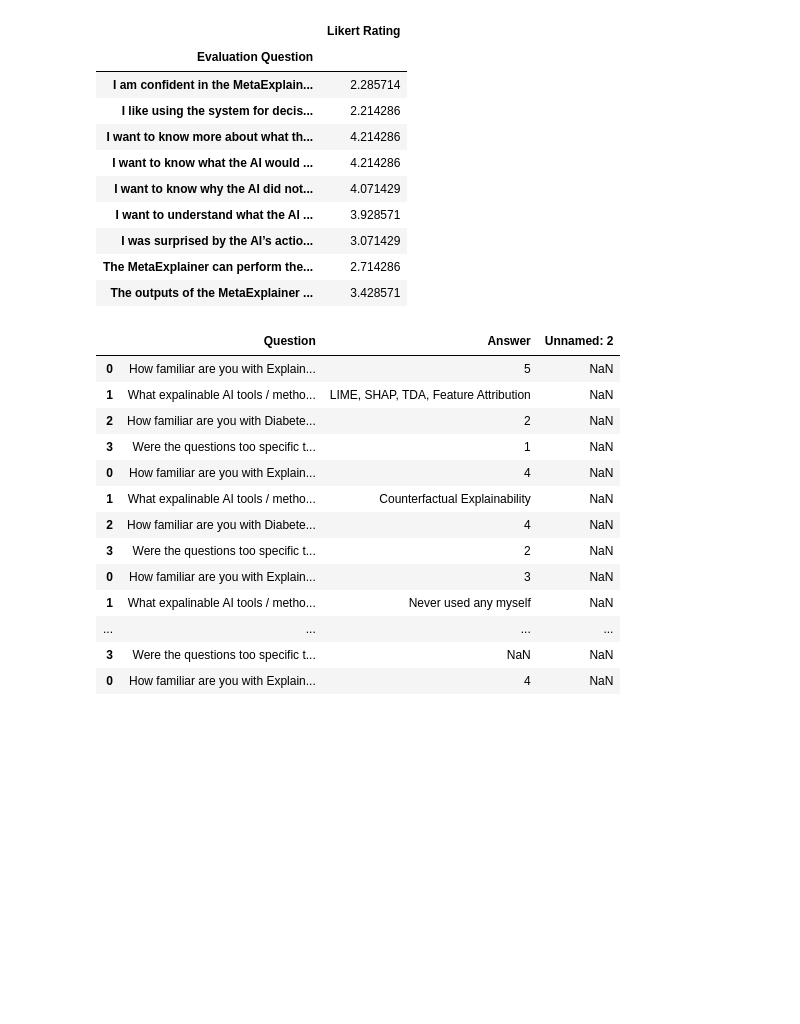
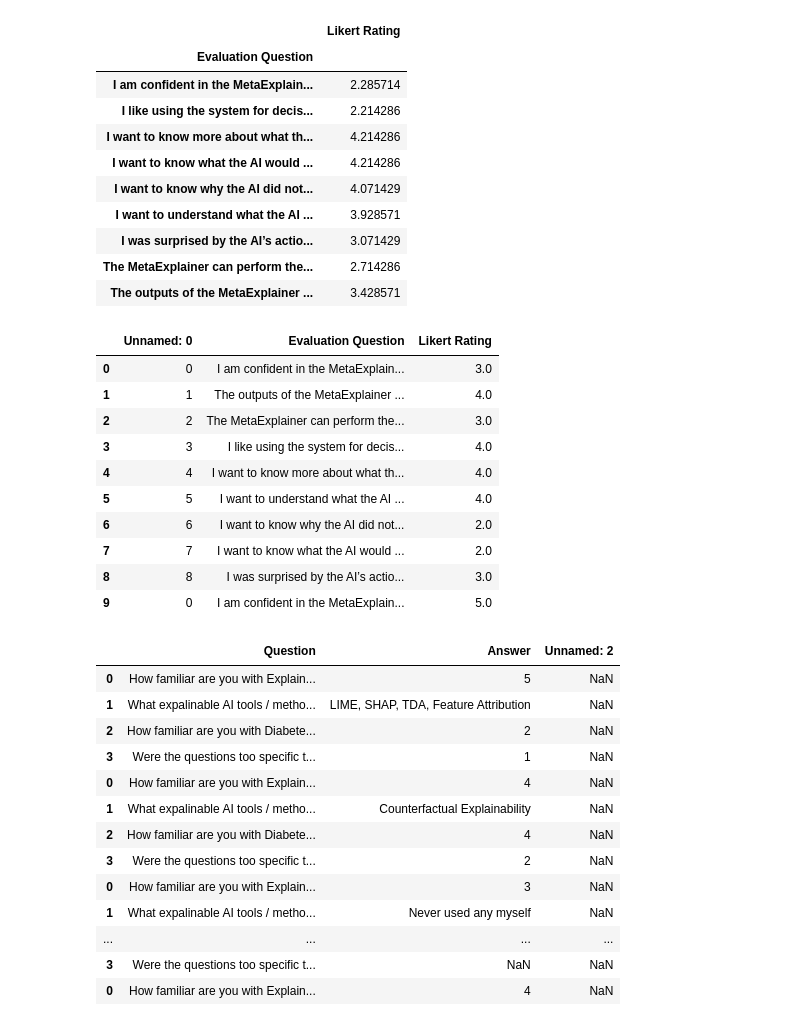
Before and after one commit to tetherless-world/metaexplainer, a Jupyter notebook: metaexplainer/metaexplainercode/analyze_explanation_feedback.ipynb, the cells around one changed output. Drawn from its saved outputs; the diff is of its cells as text; code cells hidden in the pictures; blank space fills up the shorter version.

```diff
--- a/metaexplainer/metaexplainercode/analyze_explanation_feedback.ipynb
+++ b/metaexplainer/metaexplainercode/analyze_explanation_feedback.ipynb
@@ -109,6 +109,21 @@ system_responses_df.groupby(['Evaluation Question']).mean()
 | The outputs of the MetaExplainer ... | 3.428571 |
 # %%
 system_responses_df.to_excel(codeconstants.SYNTHESIS_FOLDER + '/eval_files/filled_system_evaluation_responses.xlsx')
+# %%
+system_responses_df = pd.read_excel(codeconstants.SYNTHESIS_FOLDER + '/eval_files/filled_system_evaluation_responses.xlsx')
+system_responses_df.head(10)
+# %% [output]
+|  | Unnamed: 0 | Evaluation Question | Likert Rating |
+| 0 | 0 | I am confident in the MetaExplain... | 3.0 |
+| 1 | 1 | The outputs of the MetaExplainer ... | 4.0 |
+| 2 | 2 | The MetaExplainer can perform the... | 3.0 |
+| 3 | 3 | I like using the system for decis... | 4.0 |
+| 4 | 4 | I want to know more about what th... | 4.0 |
+| 5 | 5 | I want to understand what the AI ... | 4.0 |
+| 6 | 6 | I want to know why the AI did not... | 2.0 |
+| 7 | 7 | I want to know what the AI would ... | 2.0 |
+| 8 | 8 | I was surprised by the AI’s actio... | 3.0 |
+| 9 | 0 | I am confident in the MetaExplain... | 5.0 |
 # %%
 import numpy as np
 
```
